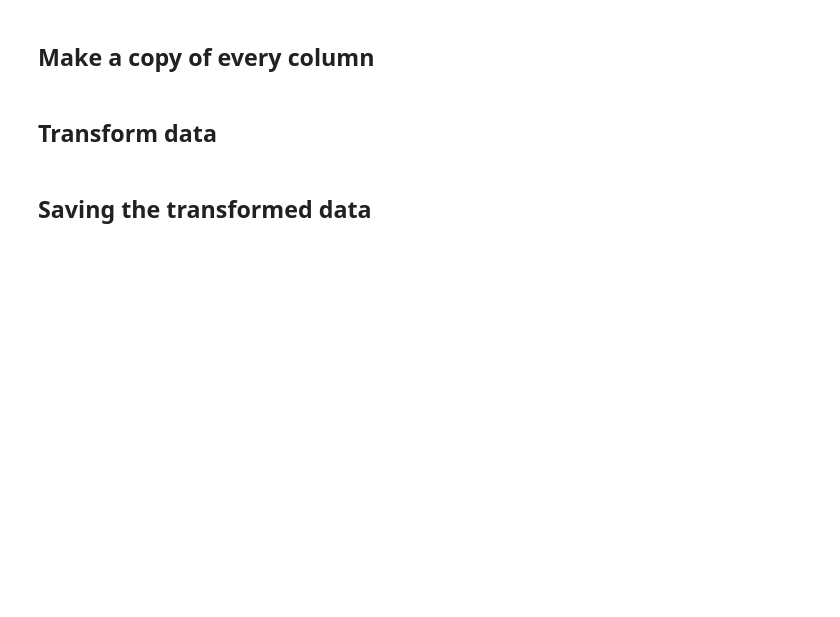
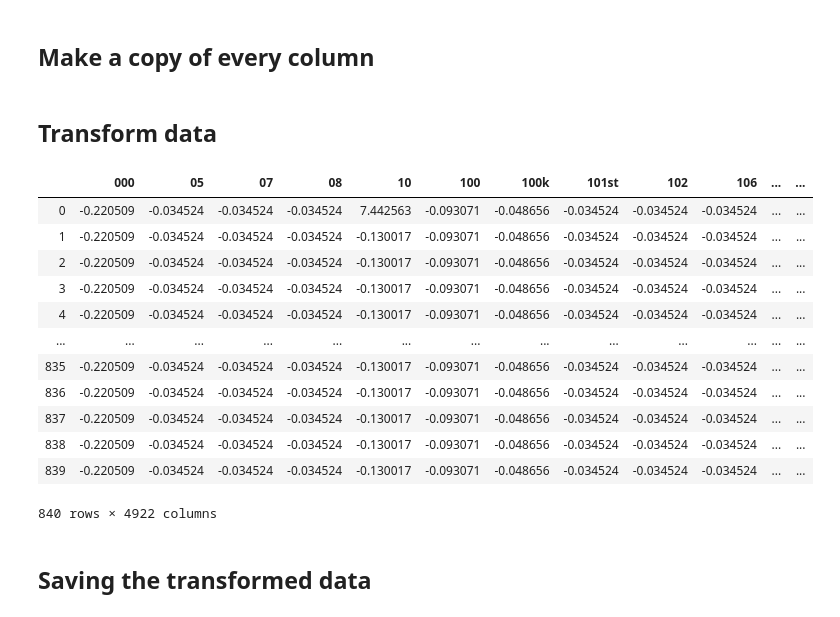
Before and after one commit to nilbahaaeddine/ClaimsClassification, a Jupyter notebook: src/truefalsevsmixture.ipynb, the cells around one changed output. Cells and saved outputs as stored; diff of their text form; code cells hidden in the pictures; blank space fills up the shorter version.

```diff
--- a/src/truefalsevsmixture.ipynb
+++ b/src/truefalsevsmixture.ipynb
@@ -21,11 +21,14 @@ import unicodedata
 import inflect
 import re
 import nltk
-#import contractions
+import contractions
 
-#from functools import reduce
+from functools import reduce
 from nltk.tokenize import word_tokenize
 from nltk.corpus import stopwords
+from nltk.stem.porter import PorterStemmer
+from nltk.stem.lancaster import LancasterStemmer
+from nltk.stem import WordNetLemmatizer
 from sklearn.utils import resample
 from sklearn.preprocessing import LabelEncoder
 from sklearn.preprocessing import MinMaxScaler
@@ -96,9 +99,15 @@ def normalize(words):
     return words
 
 def clean_text(text):
+    porterStemmer = PorterStemmer()
+    lancasterStemmer = LancasterStemmer()
+    wordNetLemmatizer = WordNetLemmatizer()
     #tokens = word_tokenize(contractions.fix(text))
     tokens = word_tokenize(text)
     tokens = normalize(tokens)
+    #tokens = [porterStemmer.stem(word) for word in tokens]
+    #tokens = [lancasterStemmer.stem(word) for word in tokens]
+    #tokens = [wordNetLemmatizer.lemmatize(word, pos = 'v') for word in tokens]
     text="".join([" "+i for i in tokens]).strip()
     return text
 
@@ -109,15 +118,19 @@ def sampling(df_func, *args, **kwargs):
         print('Please select somthing in [\'up\', \'down\']')
 
     else:
-        majority = df_func[df_func.RatingName == df_func['RatingName'].value_counts().index.tolist()[0]].reset_index(drop = True)
-        minority = df_func[df_func.RatingName == df_func['RatingName'].value_counts().index.tolist()[-1]].reset_index(drop = True)
+        majority = df_func[df_func.RatingName == df_func['RatingName'].value_counts()
+                           .index.tolist()[0]].reset_index(drop = True)
+        minority = df_func[df_func.RatingName == df_func['RatingName'].value_counts()
+                           .index.tolist()[-1]].reset_index(drop = True)
 
         if(sampling_type == 'up'):
-            df_func = resample(minority, replace = True, n_samples = df_func['RatingName'].value_counts().tolist()[0], random_state = 123)
+            df_func = resample(minority, replace = True, n_samples = df_func['RatingName']
+                               .value_counts().tolist()[0], random_state = 123)
             df_func = pd.concat([majority, df_func]).sample(frac = 1).reset_index(drop = True)
 
         if(sampling_type == 'down'):
-            df_func = resample(majority, replace=False, n_samples=df_func['RatingName'].value_counts().tolist()[-1], random_state=123)
+            df_func = resample(majority, replace=False, n_samples=df_func['RatingName']
+                               .value_counts().tolist()[-1], random_state=123)
             df_func = pd.concat([df_func, minority]).reset_index(drop = True)
 
         return df_func
@@ -131,6 +144,16 @@ try:
     nltk.data.find('corpora/stopwords')
 except LookupError:
     nltk.download('stopwords')
+
+try:
+    nltk.data.find('corpora/wordnet')
+except LookupError:
+    nltk.download('wordnet')
+
+try:
+    nltk.data.find('taggers/averaged_perceptron_tagger')
+except LookupError:
+    nltk.download('averaged_perceptron_tagger')
 # %% [markdown]
 <div class="alert alert-block alert-info" align="center">
     <h1>
@@ -455,16 +640,32 @@ dfRatingName2 = dfRatingName.copy()
 # %% [markdown]
 ## Transform data
 # %%
-dfHeadlineText2 = pd.DataFrame(tfidfVectorizer.fit_transform(dfHeadlineText2).toarray(), columns = tfidfVectorizer.get_feature_names())
-dfHeadlineText2 = pd.DataFrame(standardScaler.fit_transform(dfHeadlineText2), columns = tfidfVectorizer.get_feature_names())
+dfHeadlineText2 = pd.DataFrame(tfidfVectorizer.fit_transform(dfHeadlineText2).toarray(),
+                               columns = tfidfVectorizer.get_feature_names())
+dfHeadlineText2 = pd.DataFrame(standardScaler.fit_transform(dfHeadlineText2),
+                               columns = tfidfVectorizer.get_feature_names())
 
 dfSource2 = pd.get_dummies(dfSource2, columns = ['Source'], prefix = 'Source').reset_index(drop = True)
 
 dfRatingName2 = pd.DataFrame(classLabelEncoder.fit_transform(dfRatingName2), columns = ['RatingName'])
 
 df2 = pd.concat([dfHeadlineText2, dfSource2, dfRatingName2], axis = 1)
 
 display(df2)
+# %% [output]
+|  | 000 | 05 | 07 | 08 | 10 | 100 | 100k | 101st | 102 | 106 | ... | ... |
+| 0 | -0.220509 | -0.034524 | -0.034524 | -0.034524 | 7.442563 | -0.093071 | -0.048656 | -0.034524 | -0.034524 | -0.034524 | ... | ... |
+| 1 | -0.220509 | -0.034524 | -0.034524 | -0.034524 | -0.130017 | -0.093071 | -0.048656 | -0.034524 | -0.034524 | -0.034524 | ... | ... |
+| 2 | -0.220509 | -0.034524 | -0.034524 | -0.034524 | -0.130017 | -0.093071 | -0.048656 | -0.034524 | -0.034524 | -0.034524 | ... | ... |
+| 3 | -0.220509 | -0.034524 | -0.034524 | -0.034524 | -0.130017 | -0.093071 | -0.048656 | -0.034524 | -0.034524 | -0.034524 | ... | ... |
+| 4 | -0.220509 | -0.034524 | -0.034524 | -0.034524 | -0.130017 | -0.093071 | -0.048656 | -0.034524 | -0.034524 | -0.034524 | ... | ... |
+| ... | ... | ... | ... | ... | ... | ... | ... | ... | ... | ... | ... | ... |
+| 835 | -0.220509 | -0.034524 | -0.034524 | -0.034524 | -0.130017 | -0.093071 | -0.048656 | -0.034524 | -0.034524 | -0.034524 | ... | ... |
+| 836 | -0.220509 | -0.034524 | -0.034524 | -0.034524 | -0.130017 | -0.093071 | -0.048656 | -0.034524 | -0.034524 | -0.034524 | ... | ... |
+| 837 | -0.220509 | -0.034524 | -0.034524 | -0.034524 | -0.130017 | -0.093071 | -0.048656 | -0.034524 | -0.034524 | -0.034524 | ... | ... |
+| 838 | -0.220509 | -0.034524 | -0.034524 | -0.034524 | -0.130017 | -0.093071 | -0.048656 | -0.034524 | -0.034524 | -0.034524 | ... | ... |
+| 839 | -0.220509 | -0.034524 | -0.034524 | -0.034524 | -0.130017 | -0.093071 | -0.048656 | -0.034524 | -0.034524 | -0.034524 | ... | ... |
+840 rows × 4922 columns
 # %% [markdown]
 ## Saving the transformed data
 # %%
```
Also changed, not shown: parts of 28 cells of this notebook, 22 other files.
